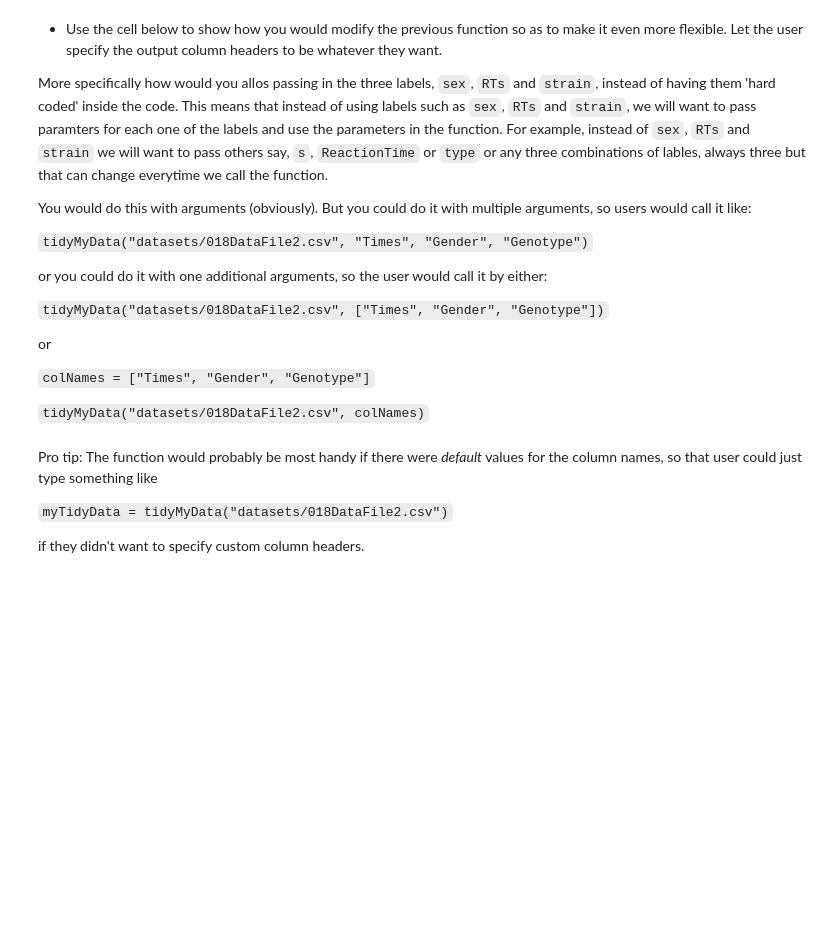
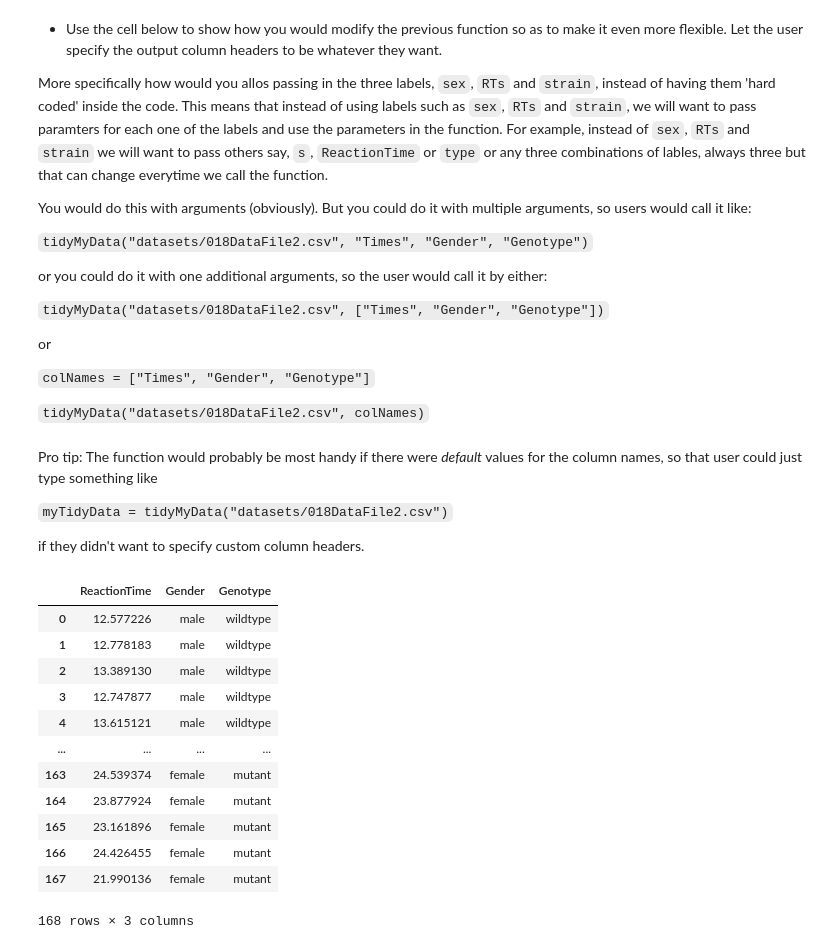
Before and after one commit to mrfrmtz/FDSPython, a Jupyter notebook: tutorial017-Pandas-DataWranglingAutomation.ipynb, the cells around one changed output. Saved outputs shown, nothing was run; the diff lists cells and outputs as text; code cells hidden in the pictures; blank space fills up the shorter version.

```diff
--- a/tutorial017-Pandas-DataWranglingAutomation.ipynb
+++ b/tutorial017-Pandas-DataWranglingAutomation.ipynb
@@ -674,3 +723,21 @@ Pro tip: The function would probably be most handy if there were *default* value
 `myTidyData = tidyMyData("datasets/018DataFile2.csv")`
 
 if they didn't want to specify custom column headers.
+# %%
+df1 = newDataFromFun.rename(columns={'RTs': 'ReactionTime', 'sex':'Gender', 'strain': "Genotype"})
+
+df1
+# %% [output]
+|  | ReactionTime | Gender | Genotype |
+| 0 | 12.577226 | male | wildtype |
+| 1 | 12.778183 | male | wildtype |
+| 2 | 13.389130 | male | wildtype |
+| 3 | 12.747877 | male | wildtype |
+| 4 | 13.615121 | male | wildtype |
+| ... | ... | ... | ... |
+| 163 | 24.539374 | female | mutant |
+| 164 | 23.877924 | female | mutant |
+| 165 | 23.161896 | female | mutant |
+| 166 | 24.426455 | female | mutant |
+| 167 | 21.990136 | female | mutant |
+168 rows × 3 columns
```
Also changed, not shown: parts of 8 cells of this notebook, 1 other file.
